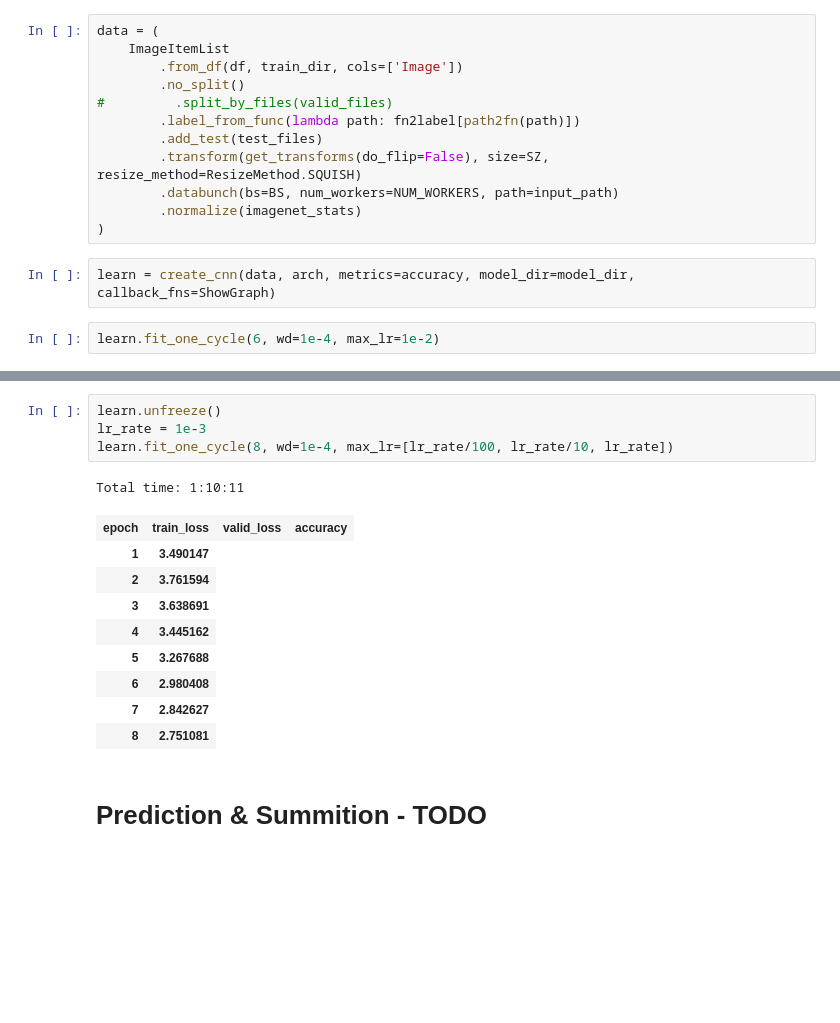
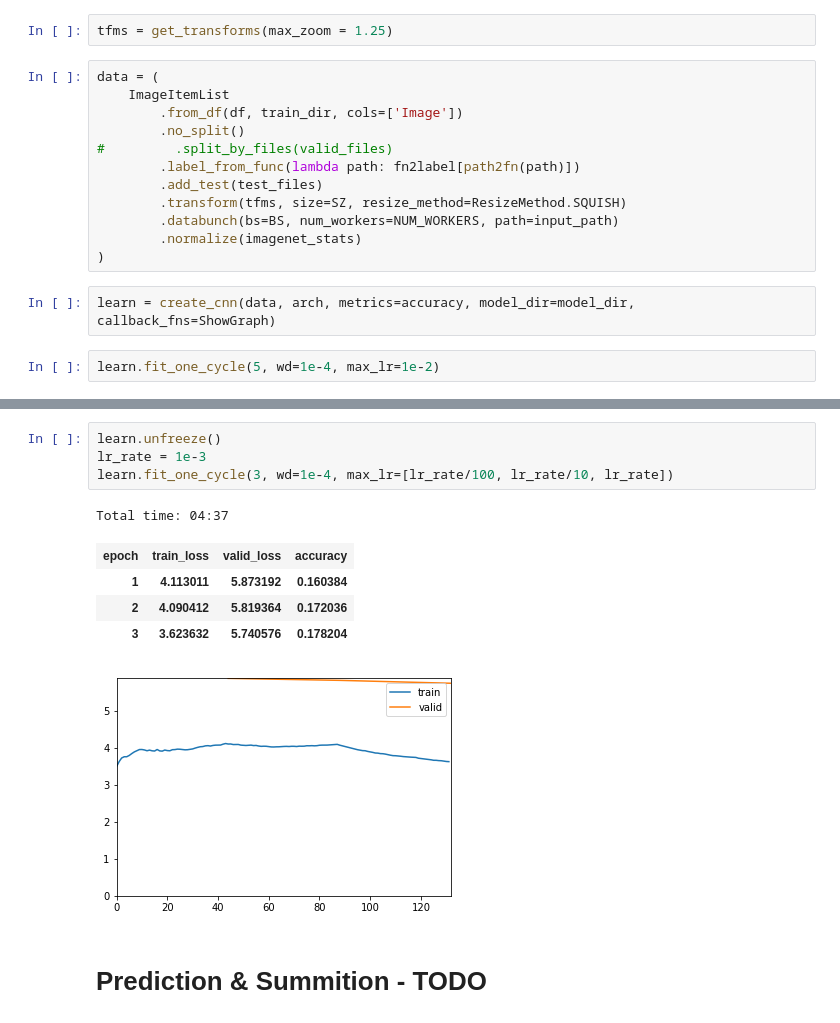
Before and after one commit to Barteus/kaggles, a Jupyter notebook: whales/whales-4.ipynb, the cells around one changed output, grey strips where cells are left out. Drawn from its saved outputs; the diff is of its cells as text; blank space fills up the shorter version.

```diff
--- a/whales/whales-4.ipynb
+++ b/whales/whales-4.ipynb
@@ -125,6 +130,8 @@ test_files = ImageItemList.from_folder(test_dir)
 # learn.recorder.plot()
 # %% [markdown]
 # Precompute
+# %%
+tfms = get_transforms(max_zoom = 1.25)
 # %%
 data = (
     ImageItemList
@@ -133,12 +140,12 @@ data = (
 #         .split_by_files(valid_files)
         .label_from_func(lambda path: fn2label[path2fn(path)])
         .add_test(test_files)
-        .transform(get_transforms(do_flip=False), size=SZ, resize_method=ResizeMethod.SQUISH)
+        .transform(tfms, size=SZ, resize_method=ResizeMethod.SQUISH)
         .databunch(bs=BS, num_workers=NUM_WORKERS, path=input_path)
         .normalize(imagenet_stats)
 )
 # %%
 learn = create_cnn(data, arch, metrics=accuracy, model_dir=model_dir, callback_fns=ShowGraph)
 # %%
-learn.fit_one_cycle(6, wd=1e-4, max_lr=1e-2)
+learn.fit_one_cycle(5, wd=1e-4, max_lr=1e-2)
 # %% [output]
@@ -153,18 +160,14 @@ Total time: 40:21
 # %%
 learn.unfreeze()
 lr_rate = 1e-3
-learn.fit_one_cycle(8, wd=1e-4, max_lr=[lr_rate/100, lr_rate/10, lr_rate])
+learn.fit_one_cycle(3, wd=1e-4, max_lr=[lr_rate/100, lr_rate/10, lr_rate])
 # %% [output]
-Total time: 1:10:11
+Total time: 04:37
 | epoch | train_loss | valid_loss | accuracy |
-| 1 | 3.490147 |
-| 2 | 3.761594 |
-| 3 | 3.638691 |
-| 4 | 3.445162 |
-| 5 | 3.267688 |
-| 6 | 2.980408 |
-| 7 | 2.842627 |
-| 8 | 2.751081 |
+| 1 | 4.113011 | 5.873192 | 0.160384 |
+| 2 | 4.090412 | 5.819364 | 0.172036 |
+| 3 | 3.623632 | 5.740576 | 0.178204 |
+[figure, added]
 # %% [markdown]
 # Prediction & Summition - TODO
 # %%
```
Also changed, not shown: parts of 11 cells of this notebook.
